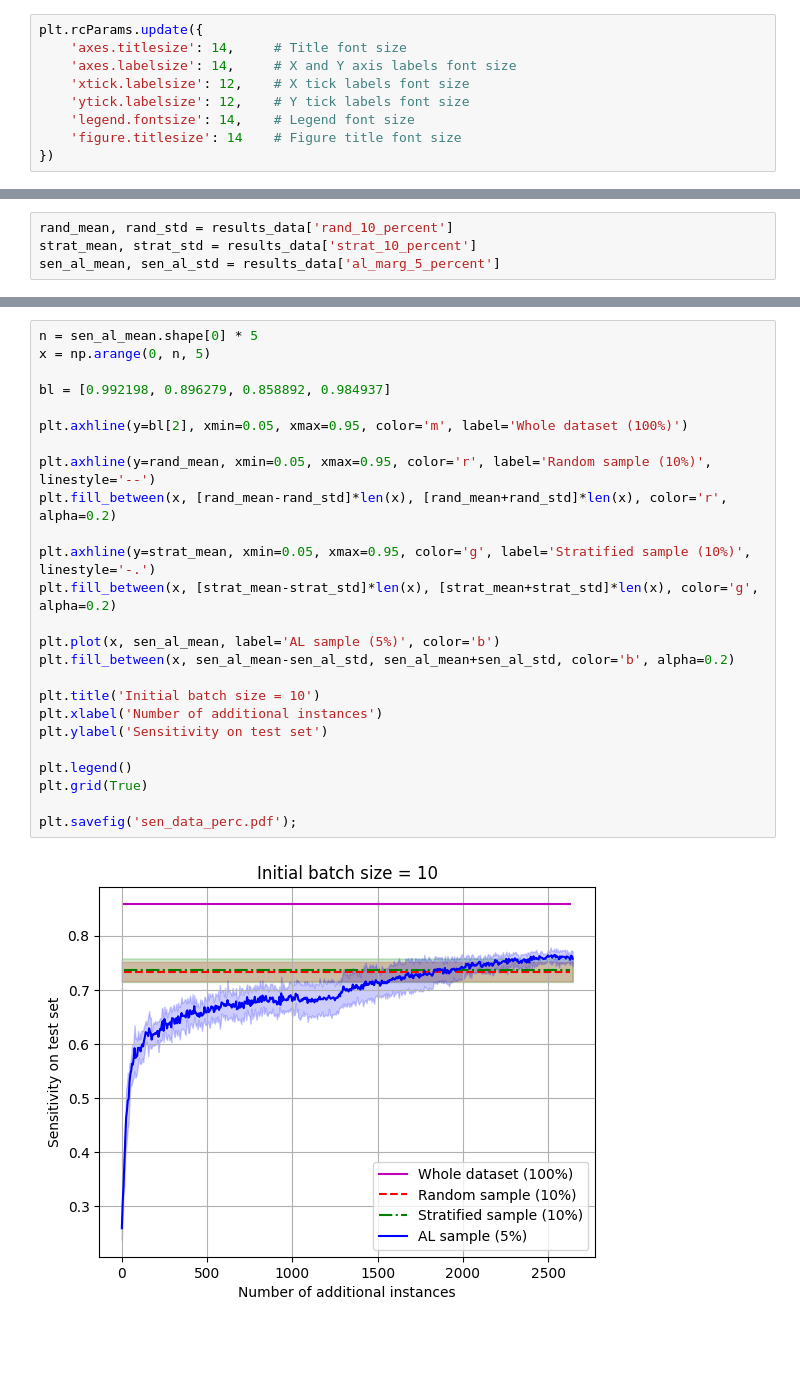
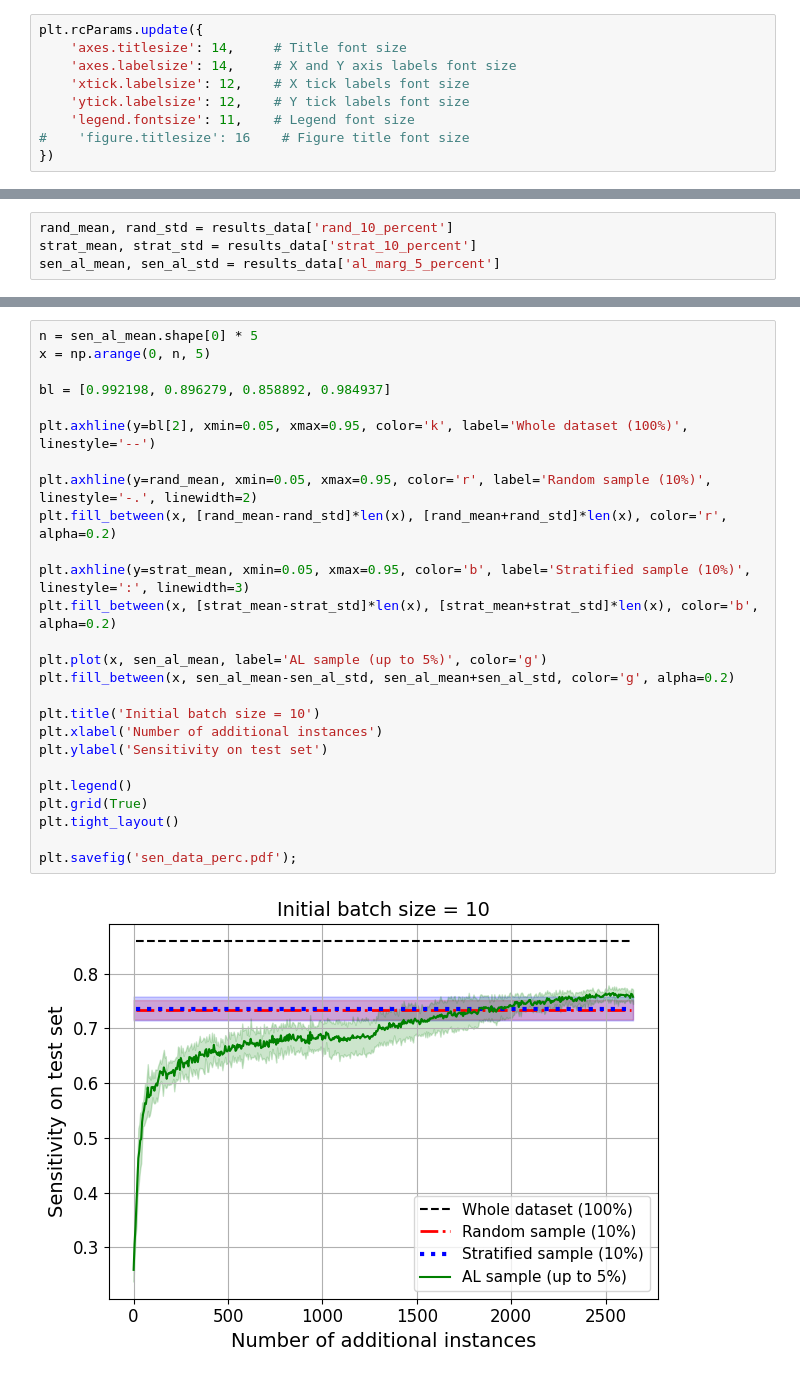
Before and after one commit to rehamelkholy/StellarAL, a Jupyter notebook: sec4_results.ipynb, the cells around one changed output, grey strips where cells are left out. Cells and saved outputs as stored; diff of their text form; blank space fills up the shorter version.

```diff
--- a/sec4_results.ipynb
+++ b/sec4_results.ipynb
@@ -11,8 +11,8 @@ plt.rcParams.update({
     'axes.labelsize': 14,     # X and Y axis labels font size
     'xtick.labelsize': 12,    # X tick labels font size
     'ytick.labelsize': 12,    # Y tick labels font size
-    'legend.fontsize': 14,    # Legend font size
-    'figure.titlesize': 14    # Figure title font size
+    'legend.fontsize': 11,    # Legend font size
+#    'figure.titlesize': 16    # Figure title font size
 })
 # %%
 file_name = 'results.pkl'
@@ -99,27 +103,28 @@ sen_al_mean, sen_al_std = results_data['al_marg_5_percent']
 # %%
 n = sen_al_mean.shape[0] * 5
 x = np.arange(0, n, 5)
 
 bl = [0.992198, 0.896279, 0.858892, 0.984937]
 
-plt.axhline(y=bl[2], xmin=0.05, xmax=0.95, color='m', label='Whole dataset (100%)')
+plt.axhline(y=bl[2], xmin=0.05, xmax=0.95, color='k', label='Whole dataset (100%)', linestyle='--')
 
-plt.axhline(y=rand_mean, xmin=0.05, xmax=0.95, color='r', label='Random sample (10%)', linestyle='--')
+plt.axhline(y=rand_mean, xmin=0.05, xmax=0.95, color='r', label='Random sample (10%)', linestyle='-.', linewidth=2)
 plt.fill_between(x, [rand_mean-rand_std]*len(x), [rand_mean+rand_std]*len(x), color='r', alpha=0.2)
 
-plt.axhline(y=strat_mean, xmin=0.05, xmax=0.95, color='g', label='Stratified sample (10%)', linestyle='-.')
-plt.fill_between(x, [strat_mean-strat_std]*len(x), [strat_mean+strat_std]*len(x), color='g', alpha=0.2)
+plt.axhline(y=strat_mean, xmin=0.05, xmax=0.95, color='b', label='Stratified sample (10%)', linestyle=':', linewidth=3)
+plt.fill_between(x, [strat_mean-strat_std]*len(x), [strat_mean+strat_std]*len(x), color='b', alpha=0.2)
 
-plt.plot(x, sen_al_mean, label='AL sample (5%)', color='b')
-plt.fill_between(x, sen_al_mean-sen_al_std, sen_al_mean+sen_al_std, color='b', alpha=0.2)
+plt.plot(x, sen_al_mean, label='AL sample (up to 5%)', color='g')
+plt.fill_between(x, sen_al_mean-sen_al_std, sen_al_mean+sen_al_std, color='g', alpha=0.2)
 
 plt.title('Initial batch size = 10')
 plt.xlabel('Number of additional instances')
 plt.ylabel('Sensitivity on test set')
 
 plt.legend()
 plt.grid(True)
+plt.tight_layout()
 
 plt.savefig('sen_data_perc.pdf');
 # %% [output]
-[figure, old version]
+[figure, new version]
```
Also changed, not shown: parts of 7 cells of this notebook, 4 other files.
